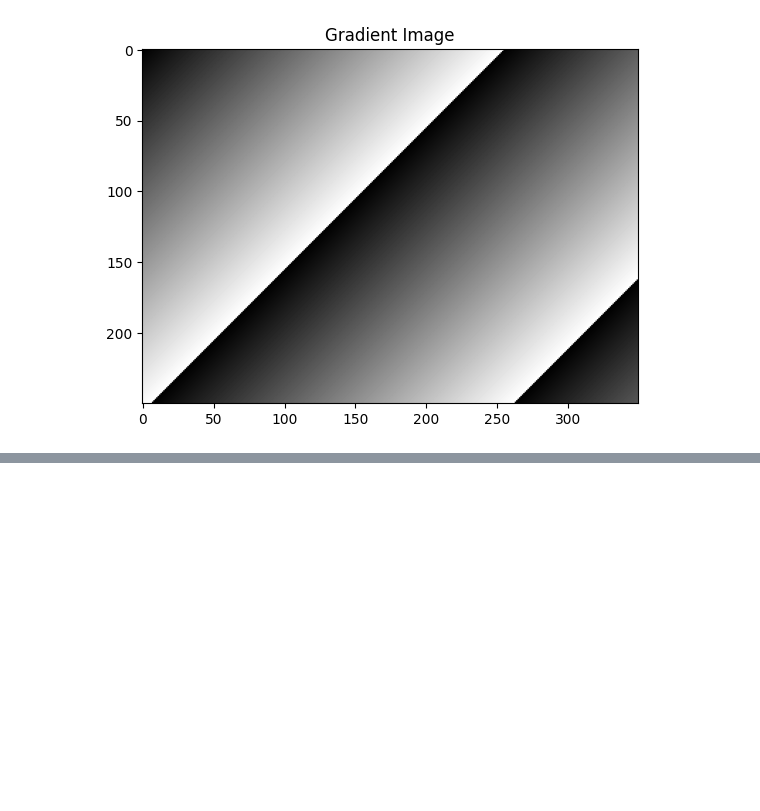
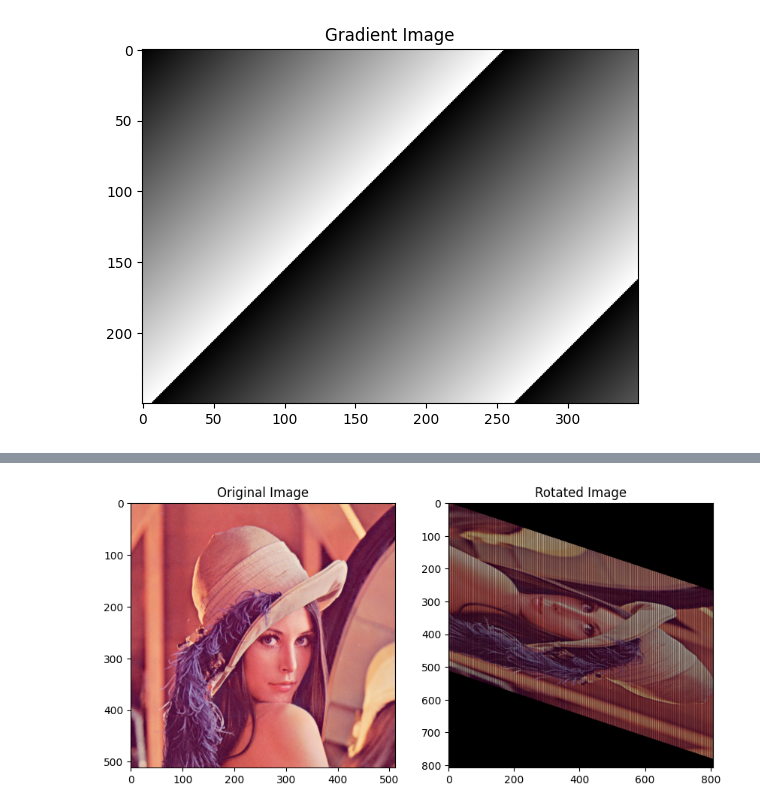
Before and after one commit to BillyDoesDev/fast-image-rotation, a Jupyter notebook: main.ipynb, the cells around one changed output, grey strips where cells are left out. Drawn from its saved outputs; the diff is of its cells as text; code cells hidden in the pictures; blank space fills up the shorter version.

```diff
--- a/main.ipynb
+++ b/main.ipynb
@@ -19,0 +65,62 @@ plt.show()
+# %%
+import numpy as np
+import matplotlib.pyplot as plt
+
+def dlr_rotate(image, angle):
+    m, n = image.shape[:2]
+    alpha = np.radians(angle)
+
+    if 0 <= angle <= 45:
+        # Zone 1
+        gamma_m = int(np.ceil(n * np.tan(alpha)))
+        gamma_n = int(np.ceil(m / np.tan(np.pi / 2 - alpha)))
+        mrt = m + gamma_m
+        nrt = n + gamma_n
+
+        rotated_image = np.zeros((mrt, nrt, image.shape[2]), dtype=image.dtype)
+
+        for y in range(m):
+            for x in range(n):
+                new_x = int(nrt - x - (y * np.tan(np.pi / 2 + alpha)))
+                new_y = int((m - y) * np.tan(alpha))
+
+                if 0 <= new_x < nrt and 0 <= new_y < mrt:
+                    rotated_image[new_y, new_x] = image[y, x]
+
+    elif 45 < angle <= 90:
+        # Zone 2
+        gamma_m = int(np.ceil(n * np.tan(np.pi / 2 - alpha)))
+        gamma_n = int(np.ceil(m / np.tan(alpha)))
+        mrt = m + gamma_m
+        nrt = n + gamma_n
+
+        rotated_image = np.zeros((mrt, nrt, image.shape[2]), dtype=image.dtype)
+
+        for y in range(m):
+            for x in range(n):
+                new_x = int((m - y) * np.tan(alpha))
+                new_y = int(nrt - x - (y * np.tan(np.pi / 2 - alpha)))
+
+                if 0 <= new_x < nrt and 0 <= new_y < mrt:
+                    rotated_image[new_y, new_x] = image[y, x]
+
+    # Add more zones if necessary
+
+    return rotated_image
+
+# Load and rotate the image
+image = plt.imread('./assets/Lenna_test_image.png')
+rotated_image = dlr_rotate(image, 60)
+
+# Display the images
+plt.figure(figsize=(10, 5))
+plt.subplot(1, 2, 1)
+plt.title("Original Image")
+plt.imshow(image)
+
+plt.subplot(1, 2, 2)
+plt.title("Rotated Image")
+plt.imshow(rotated_image)
+plt.show()
+# %% [output]
+[figure, added]
```
Also changed, not shown: parts of 1 cell of this notebook, 12 other files.
